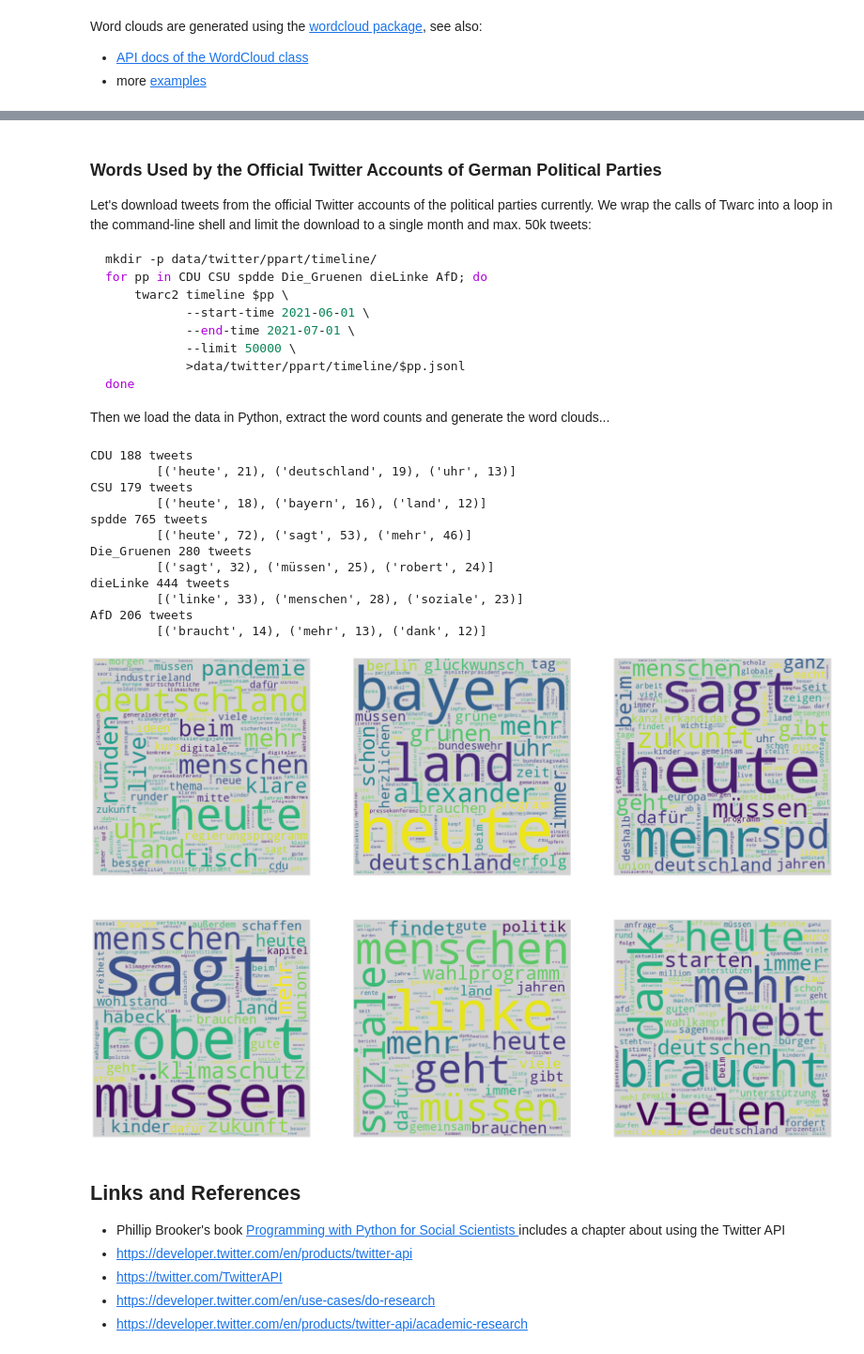
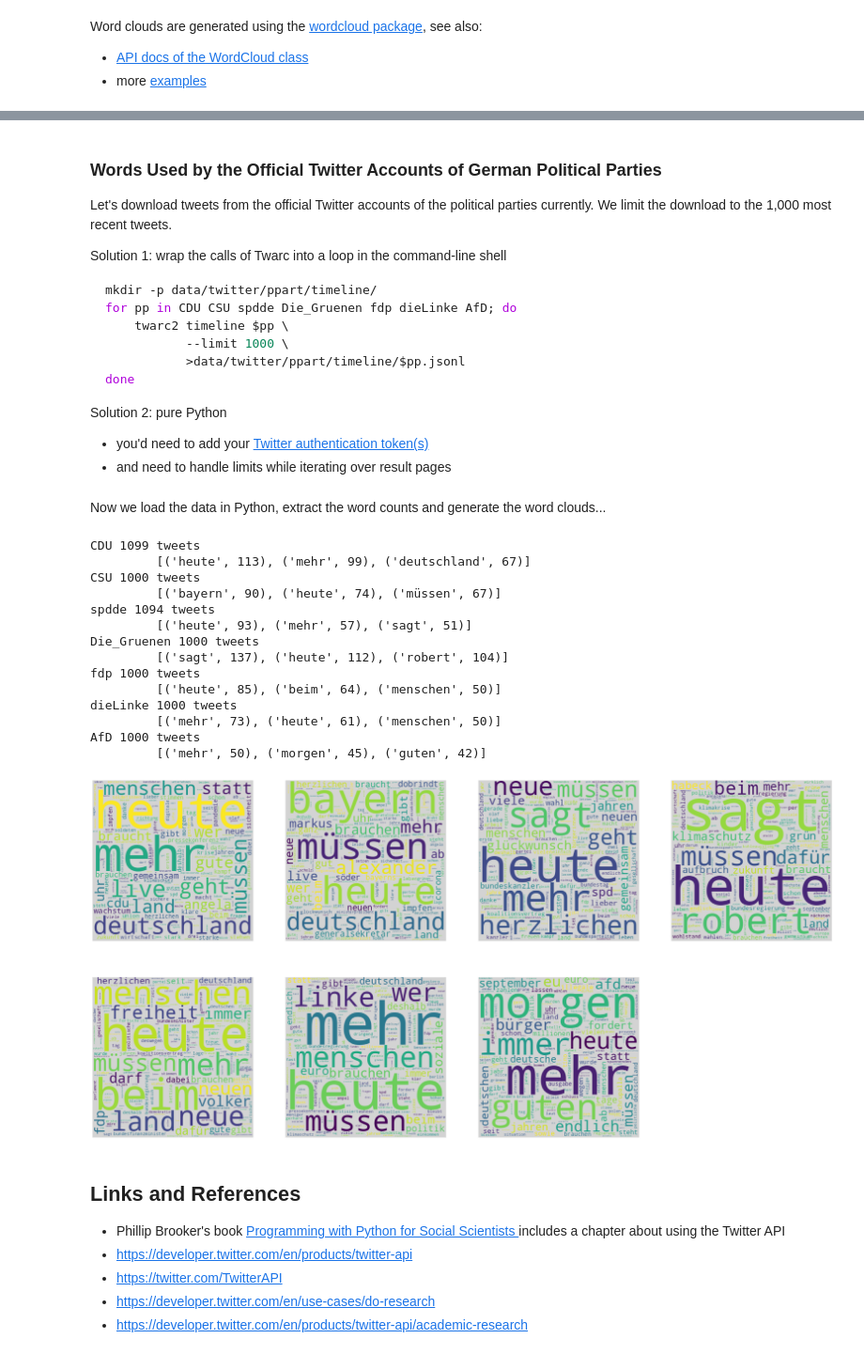
Before and after one commit to sebastian-nagel/introduction-to-python, a Jupyter notebook: 3_twitter_api.ipynb, the cells around one changed output, grey strips where cells are left out. Shown at 94% size. Saved outputs shown, nothing was run; the diff lists cells and outputs as text; code cells hidden in the pictures.

Commit message:
Notebook "3. The Twitter API" - update and complete examples using recent Twitter data - add example to use Twarc from Python (not from command-line)

````diff
--- a/3_twitter_api.ipynb
+++ b/3_twitter_api.ipynb
@@ -309,17 +309,19 @@ wordcloud.to_image()
 # %% [markdown]
 ### Words Used by the Official Twitter Accounts of German Political Parties
 
-Let's download tweets from the official Twitter accounts of the political parties currently. We wrap the calls of Twarc into a loop in the command-line shell and limit the download to a single month and max. 50k tweets:
+Let's download tweets from the official Twitter accounts of the political parties currently. We limit the download to the 1,000 most recent tweets.
+
+Solution 1: wrap the calls of Twarc into a loop in the command-line shell
 
 ```shell
 mkdir -p data/twitter/ppart/timeline/
-for pp in CDU CSU spdde Die_Gruenen dieLinke AfD; do
+for pp in CDU CSU spdde Die_Gruenen fdp dieLinke AfD; do
     twarc2 timeline $pp \
-           --start-time 2021-06-01 \
-           --end-time 2021-07-01 \
-           --limit 50000 \
+           --limit 1000 \
            >data/twitter/ppart/timeline/$pp.jsonl
 done
 ```
 
-Then we load the data in Python, extract the word counts and generate the word clouds...
+Solution 2: pure Python
+- you'd need to add your [Twitter authentication token(s)](https://developer.twitter.com/en/docs/authentication/oauth-2-0)
+- and need to handle limits while iterating over result pages
@@ -326,5 +361,7 @@ Then we load the data in Python, extract the word counts and generate the word c
+# %% [markdown]
+Now we load the data in Python, extract the word counts and generate the word clouds...
 # %%
-parties = 'CDU CSU spdde Die_Gruenen dieLinke AfD'.split()
+parties = 'CDU CSU spdde Die_Gruenen fdp dieLinke AfD'.split()
 
 words = {}
 
@@ -335,37 +372,47 @@ for party in parties:
     print(party, len(tweets), 'tweets')
     print('\t', word_counts(tweets).most_common()[0:3])
 # %% [output]
-CDU 188 tweets
-         [('heute', 21), ('deutschland', 19), ('uhr', 13)]
-CSU 179 tweets
-         [('heute', 18), ('bayern', 16), ('land', 12)]
-spdde 765 tweets
-         [('heute', 72), ('sagt', 53), ('mehr', 46)]
-Die_Gruenen 280 tweets
-         [('sagt', 32), ('müssen', 25), ('robert', 24)]
-dieLinke 444 tweets
-         [('linke', 33), ('menschen', 28), ('soziale', 23)]
-AfD 206 tweets
-         [('braucht', 14), ('mehr', 13), ('dank', 12)]
+CDU 1099 tweets
+         [('heute', 113), ('mehr', 99), ('deutschland', 67)]
+CSU 1000 tweets
+         [('bayern', 90), ('heute', 74), ('müssen', 67)]
+spdde 1094 tweets
+         [('heute', 93), ('mehr', 57), ('sagt', 51)]
+Die_Gruenen 1000 tweets
+         [('sagt', 137), ('heute', 112), ('robert', 104)]
+fdp 1000 tweets
+         [('heute', 85), ('beim', 64), ('menschen', 50)]
+dieLinke 1000 tweets
+         [('mehr', 73), ('heute', 61), ('menschen', 50)]
+AfD 1000 tweets
+         [('mehr', 50), ('morgen', 45), ('guten', 42)]
 # %%
+import math
 import matplotlib.pyplot as plt
 
+ncols = 4
+nrows = math.ceil(len(parties)/ncols)
 
-fig, axes = plt.subplots(nrows=2, ncols=3, figsize=[36,24])
+fig, axes = plt.subplots(nrows=nrows, ncols=ncols, figsize=[ncols*10,nrows*10])
 
 n = 0
 for party in parties:
     wordcloud = WordCloud(width=400, height=400,
                           background_color='lightgrey') \
                 .generate_from_frequencies(words[party])
-    axis = axes[int(n/3),n%3]
+    axis = axes[int(n/ncols),n%ncols]
     axis.imshow(wordcloud)
     axis.axis('off') # do not show x/y scale
     n += 1
 
+# fill the grid with empty subplots
+while n < (ncols*nrows):
+    axes[int(n/ncols),n%ncols].axis('off') # do not show x/y scale
+    n += 1
+
 plt.show()
 # %% [output]
-[figure, old version]
+[figure, new version]
 # %% [markdown]
 ## Links and References
 
````
Also changed, not shown: parts of 8 cells of this notebook, 2 other files.
